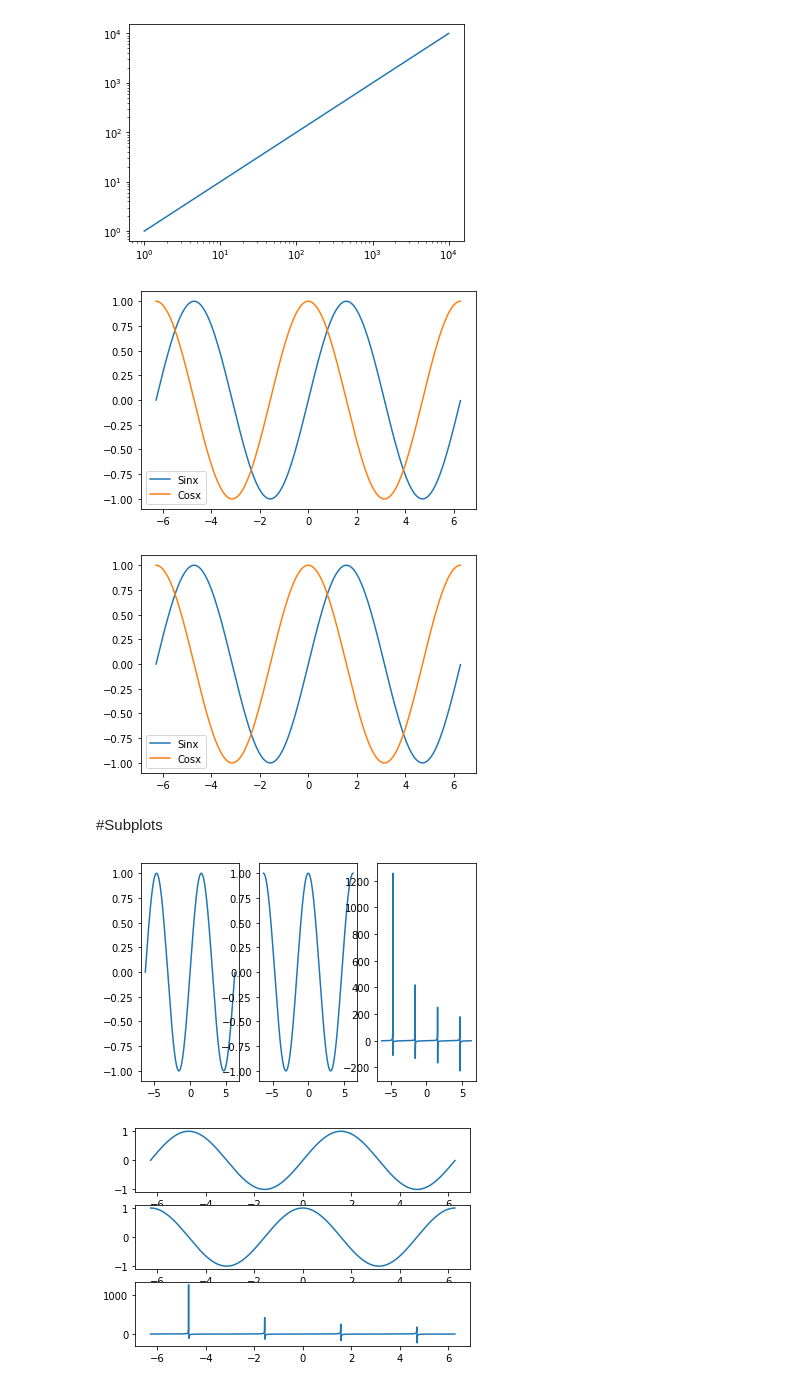
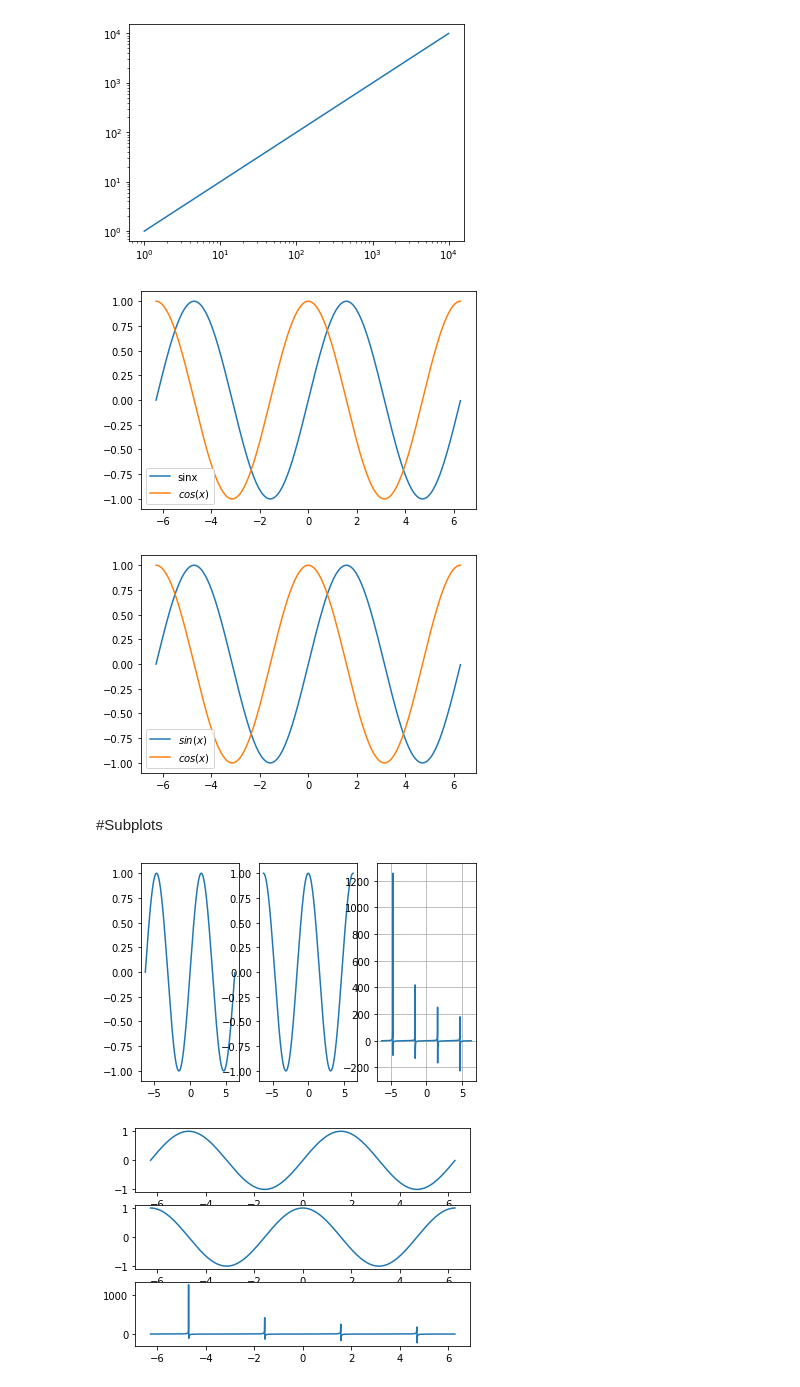
Before and after one commit to dasuntheekshanagit/COMLab, a Jupyter notebook: COMMATPLOT.ipynb, the cells around one changed output. Cells and saved outputs as stored; diff of their text form; code cells hidden in the pictures.

```diff
--- a/COMMATPLOT.ipynb
+++ b/COMMATPLOT.ipynb
@@ -53,34 +53,35 @@ x= np.arange(-2*np.pi,2*np.pi,0.01)
 y1 = np.sin(x)
 y2 = np.cos(x)
 plt.plot(x,y1,x,y2)
-plt.legend(["Sinx","Cosx"])
+plt.legend(["sinx","$cos(x)$"])
 plt.show()
 # %% [output]
-[figure, old version]
+[figure, new version]
 # %%
 plt.plot(x,y1)
 plt.plot(x,y2)
-plt.legend(["Sinx","Cosx"])
+plt.legend(["$sin(x)$","$cos(x)$"])
 plt.show()
 # %% [output]
-[figure, old version]
+[figure, new version]
 # %% [markdown]
 #Subplots
 # %%
 x= np.arange(-2*np.pi,2*np.pi,0.01)
 y1 = np.sin(x)
 y2 = np.cos(x)
 y3 = np.tan(x)
 
 plt.subplot(1,3,1) #no of row, no of column,  index
 plt.plot(x,y1)
 plt.subplot(1,3,2)
 plt.plot(x,y2)
 plt.subplot(1,3,3)
 plt.plot(x,y3)
+plt.grid()
 plt.show()
 # %% [output]
-[figure, old version]
+[figure, new version]
 # %%
 plt.subplot(3,1,1) #no of row, no of column,  index
 plt.plot(x,y1)
```
Also changed, not shown: parts of 1 cell of this notebook.
